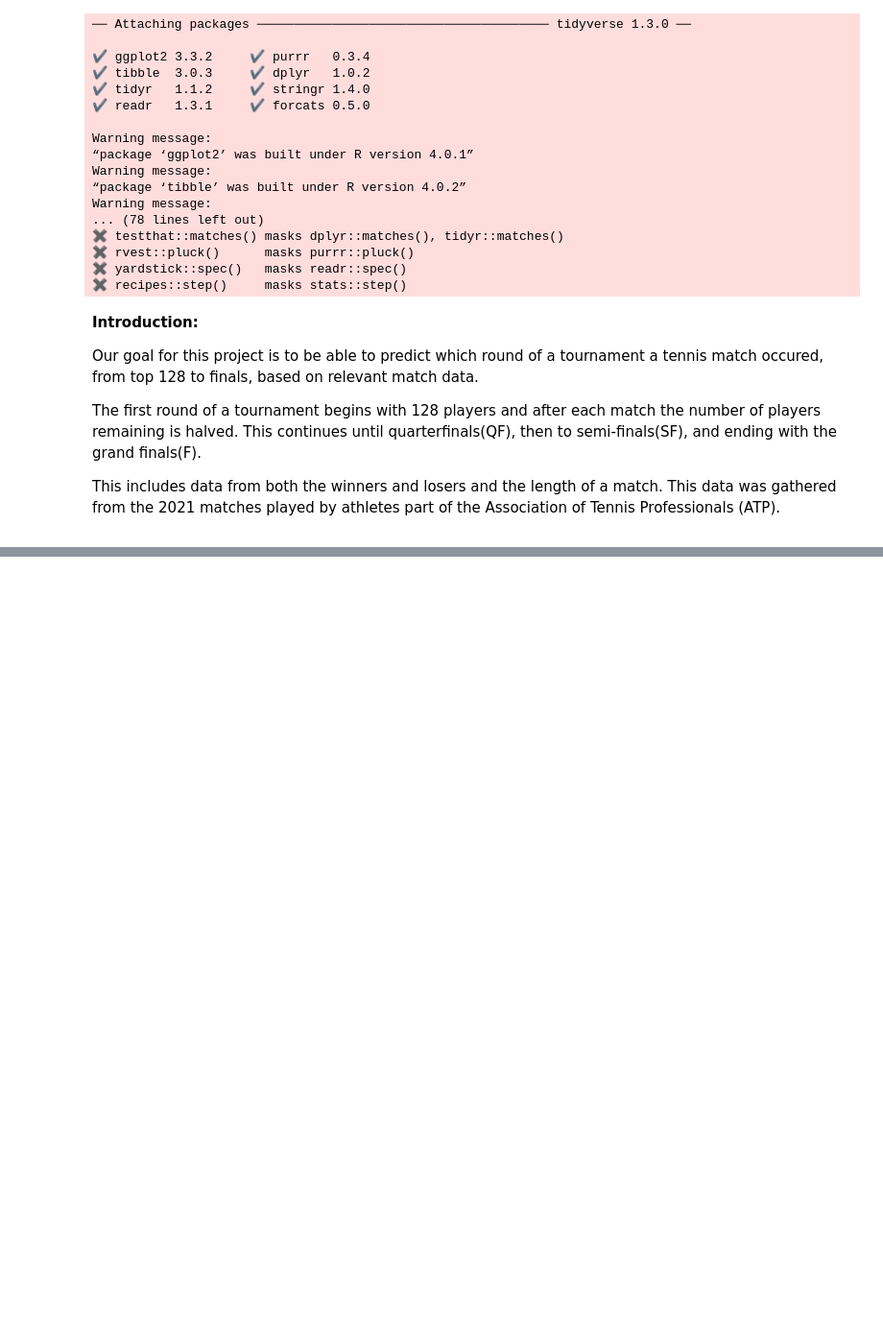
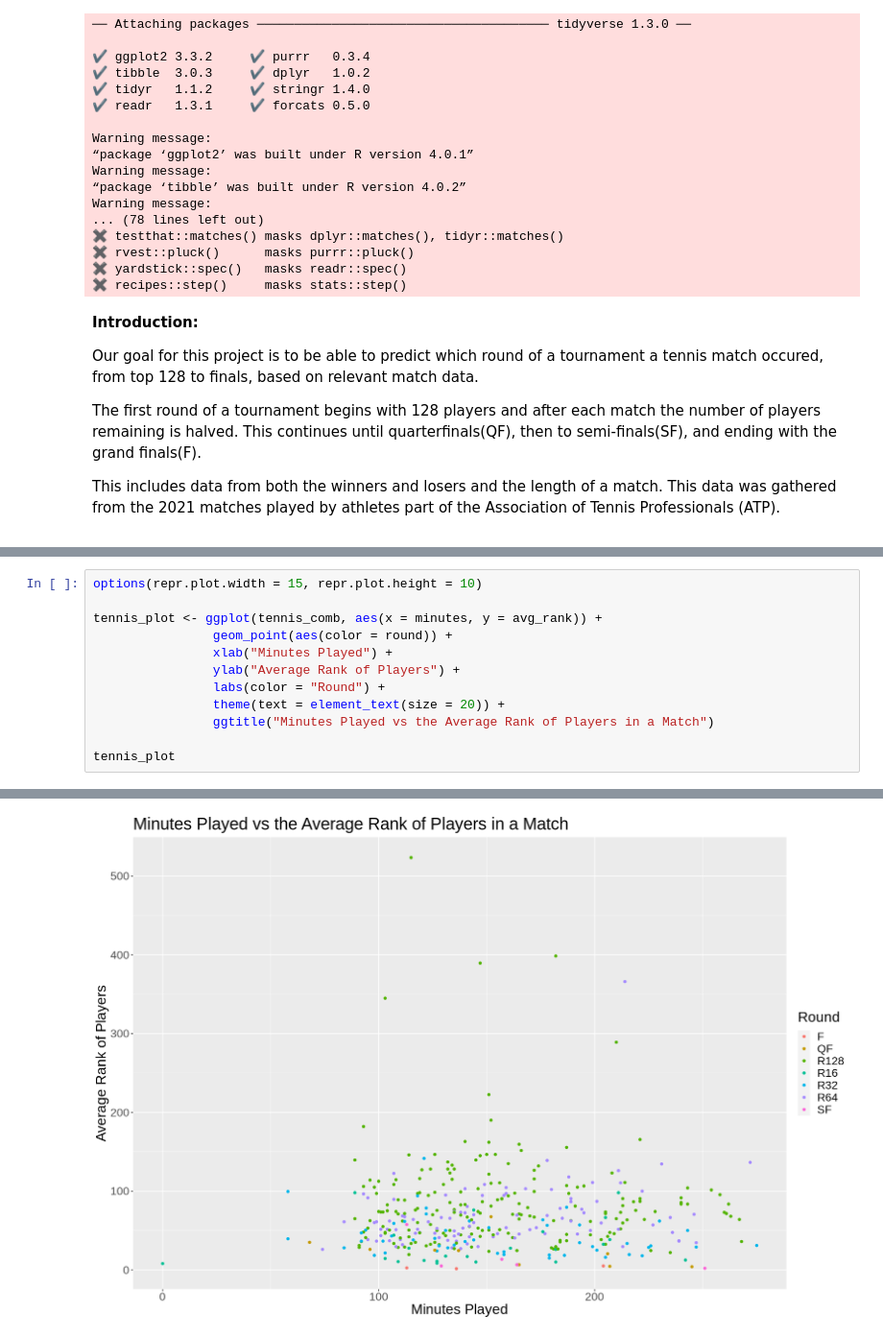
Before and after one commit to brianapavey/Group-Project, a Jupyter notebook: tennis_data_project.ipynb, the cells around one changed output, grey strips where cells are left out. Shown at 96% size. Cells and saved outputs as stored; diff of their text form; blank space fills up the shorter version.

```diff
--- a/tennis_data_project.ipynb
+++ b/tennis_data_project.ipynb
@@ -137,0 +118,13 @@ summarizse
+# %%
+options(repr.plot.width = 15, repr.plot.height = 10)
+
+tennis_plot <- ggplot(tennis_comb, aes(x = minutes, y = avg_rank)) +
+                geom_point(aes(color = round)) +
+                xlab("Minutes Played") +
+                ylab("Average Rank of Players") +
+                labs(color = "Round") +
+                theme(text = element_text(size = 20)) +
+                ggtitle("Minutes Played vs the Average Rank of Players in a Match")
+
+tennis_plot
+# %% [output]
@@ -137,0 +133 @@ summarizse
+[figure, added]
```
Also changed, not shown: parts of 10 cells of this notebook.
